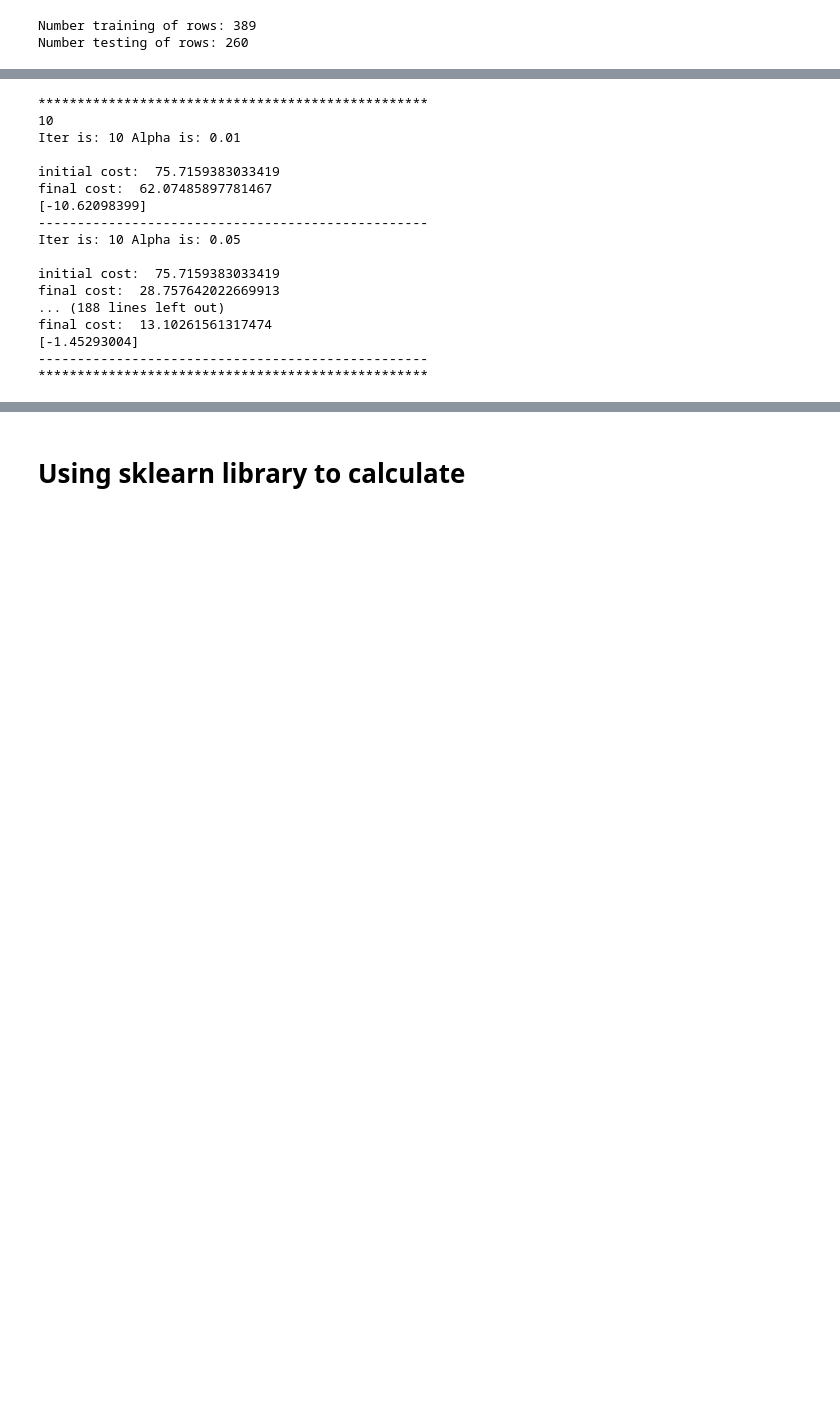
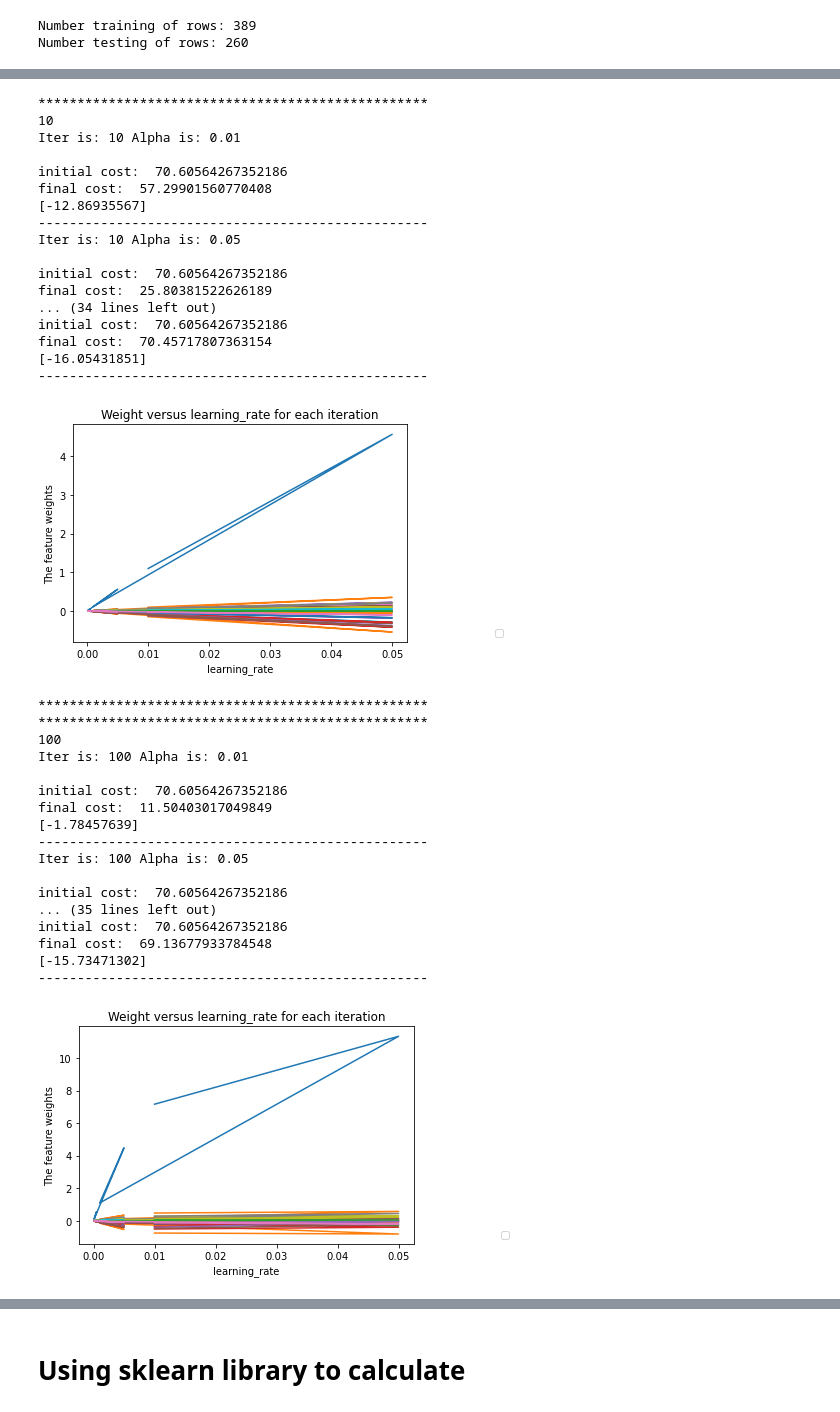
Before and after one commit to fdnthecoder/StudentPerformanceML, a Jupyter notebook: LinearRegJamie.ipynb, the cells around one changed output, grey strips where cells are left out. Saved outputs shown, nothing was run; the diff lists cells and outputs as text; code cells hidden in the pictures; blank space fills up the shorter version.

```diff
--- a/LinearRegJamie.ipynb
+++ b/LinearRegJamie.ipynb
@@ -218,10 +238,14 @@ def runningtest(X_run, y_run, num_rows):
     learning_rate = [0.01, 0.05, 0.001, 0.0049, 0.005, 0.0001, 0.0005, 0.0001]
     num_iters = [10,100, 1000, 10000]
     track = {}
+    rsq_all = []
+    w = []
     best_rsq = 0
     for nums in num_iters:
         print("*"* 50)
         print(nums)
+        rsq_layer = []
+        w_iteration =[]
         for alpha in learning_rate:
             results = multiple_linear_reg_model_gda(X_run, y_run, alpha, n_train, nums)
             print("Iter is:", nums, "Alpha is:", alpha)
@@ -230,36 +254,69 @@ def runningtest(X_run, y_run, num_rows):
             #print('-'*50)
             rss = 0
             tss = 0
-            for i in range(n_train):
+            for i in range(num_rows):
                 rss += (np.dot(results[0].T,X_run[i])-y_run[i])**2
             tss = np.sum((y_run-np.mean(y_run))**2 )# TSS
             #print("RSS:",rss,"TSS:", tss)
             rsq = 1 - (rss/tss)
             print(rsq)
+            rsq_layer.append(rsq[0]*100)
             if rsq > best_rsq:
                 best_rsq = rsq
                 track = {(nums,alpha): results, "RSS": rss ,"TSS":tss, "rsq": rsq}
             print('-'*50)
+            w_iteration.append(results[0])
+
+
+        rsq_all.append(rsq_layer)
+        plt.title("Weight versus learning_rate for each iteration")
+        plt.xlabel("learning_rate")
+        plt.ylabel("The feature weights")
+        plt.legend(X_fixed.columns, bbox_to_anchor=(1.3, 0), loc='lower right')
+        w_iteration = np.array(w_iteration).reshape(len(learning_rate), X_run.shape[1])
+        plt.plot(learning_rate, w_iteration)
+        plt.show(block = False)
+        #plt.xlim(0,10) #Limiting x to see the weight better
+        w.append(w_iteration)
         print("*"* 50)
-    return track
+    return track, rsq_all, w
 # %%
 #Running test
-track = runningtest(X_1_train, y_2d_train, n_train)
+track, rsq_all, w_train = runningtest(X_1_train, y_2d_train, n_train)
 # %% [output]
 **************************************************
 10
 Iter is: 10 Alpha is: 0.01
 
-initial cost:  75.7159383033419
-final cost:  62.07485897781467
-[-10.62098399]
+initial cost:  70.60564267352186
+final cost:  57.29901560770408
+[-12.86935567]
 --------------------------------------------------
 Iter is: 10 Alpha is: 0.05
 
-initial cost:  75.7159383033419
-final cost:  28.757642022669913
-... (188 lines left out)
-final cost:  13.10261561317474
-[-1.45293004]
+initial cost:  70.60564267352186
+final cost:  25.80381522626189
+... (34 lines left out)
+initial cost:  70.60564267352186
+final cost:  70.45717807363154
+[-16.05431851]
 --------------------------------------------------
-**************************************************
+[figure, added]
+**************************************************
+**************************************************
+100
+Iter is: 100 Alpha is: 0.01
+
+initial cost:  70.60564267352186
+final cost:  11.50403017049849
+[-1.78457639]
+--------------------------------------------------
+Iter is: 100 Alpha is: 0.05
+
+initial cost:  70.60564267352186
+... (35 lines left out)
+initial cost:  70.60564267352186
+final cost:  69.13677933784548
+[-15.73471302]
+--------------------------------------------------
+[figure, added]
```
Also changed, not shown: parts of 34 cells of this notebook, 1 other file.
